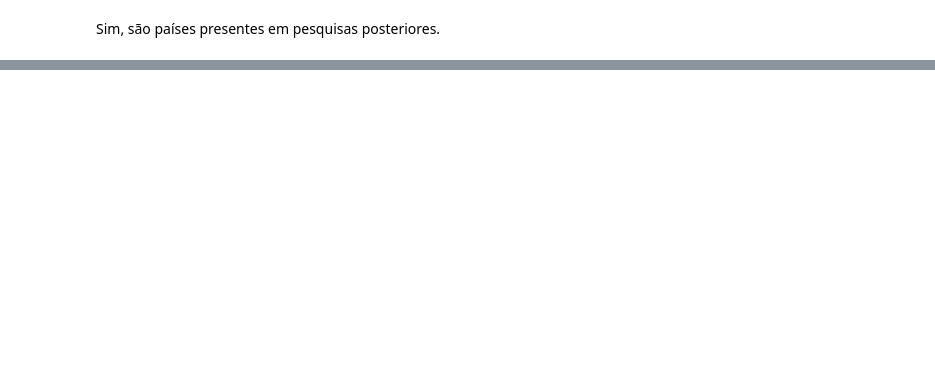
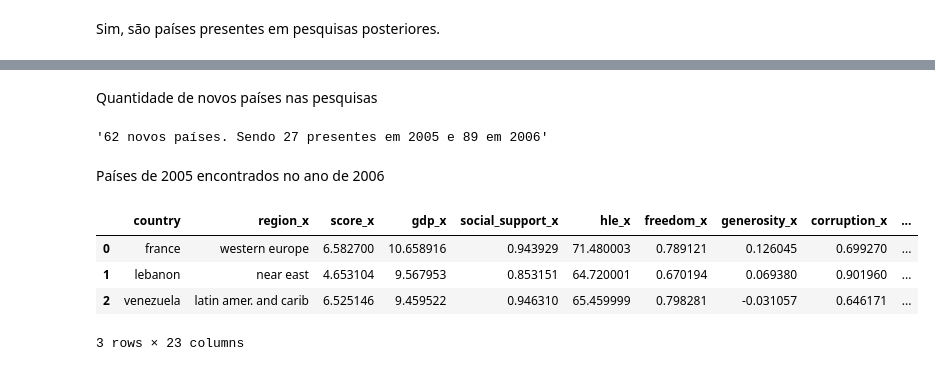
Before and after one commit to SalatielBairros/world-happiness-report, a Jupyter notebook: analysis/MultivariateAnalysis.ipynb, the cells around one changed output, grey strips where cells are left out. Cells and saved outputs as stored; diff of their text form; code cells hidden in the pictures; blank space fills up the shorter version.

```diff
--- a/analysis/MultivariateAnalysis.ipynb
+++ b/analysis/MultivariateAnalysis.ipynb
@@ -461,7 +468,11 @@ Não faz sentindo esse atributo cair com o passar do tempo, uma explicação ser
 # %% [markdown]
 * quais países estão presentes em 2005. Eles estão presentes em pesquisas posteriores? Caso não talvez devam ser descartados
 # %%
-dataset.query('year == 2005')
+present_in_2005 = dataset.query('year == 2005')
+
+qtd_country_in_2005 = len(present_in_2005)
+
+present_in_2005
 # %% [output]
 |  | country | region | score | gdp | social_support | hle | freedom | generosity | corruption | ... |
 | 66 | australia | oceania | 7.340688 | 10.658608 | 0.967892 | 71.400002 | 0.934973 | 0.158530 | 0.390416 | ... |
@@ -484,0 +498,5 @@ Sim, são países presentes em pesquisas posteriores.
+# %%
+present_in_2006 = dataset.query('year == 2006')
+qtd_country_in_2006 = len(present_in_2006)
+
+present_in_2006
@@ -484,0 +517,23 @@ Sim, são países presentes em pesquisas posteriores.
+# %% [markdown]
+Quantidade de novos países nas pesquisas
+# %%
+country_count_in_2005 = "{count} presentes em 2005".format(count = qtd_country_in_2005)
+country_count_in_2006 = "{count} em 2006".format(count = qtd_country_in_2006)
+new_country_count = "{count} novos países.".format(count = qtd_country_in_2006 - qtd_country_in_2005)
+
+result = new_country_count + ' Sendo ' + country_count_in_2005 + ' e ' + country_count_in_2006
+
+result
+# %% [output]
+'62 novos países. Sendo 27 presentes em 2005 e 89 em 2006'
+# %% [markdown]
+Países de 2005 encontrados no ano de 2006
+# %%
+mergedStuff = pd.merge(present_in_2006, present_in_2005, on=['country'], how='inner')
+mergedStuff
+# %% [output]
+|  | country | region_x | score_x | gdp_x | social_support_x | hle_x | freedom_x | generosity_x | corruption_x | ... |
+| 0 | france | western europe | 6.582700 | 10.658916 | 0.943929 | 71.480003 | 0.789121 | 0.126045 | 0.699270 | ... |
+| 1 | lebanon | near east | 4.653104 | 9.567953 | 0.853151 | 64.720001 | 0.670194 | 0.069380 | 0.901960 | ... |
+| 2 | venezuela | latin amer. and carib | 6.525146 | 9.459522 | 0.946310 | 65.459999 | 0.798281 | -0.031057 | 0.646171 | ... |
+3 rows × 23 columns
```
Also changed, not shown: parts of 17 cells of this notebook.
